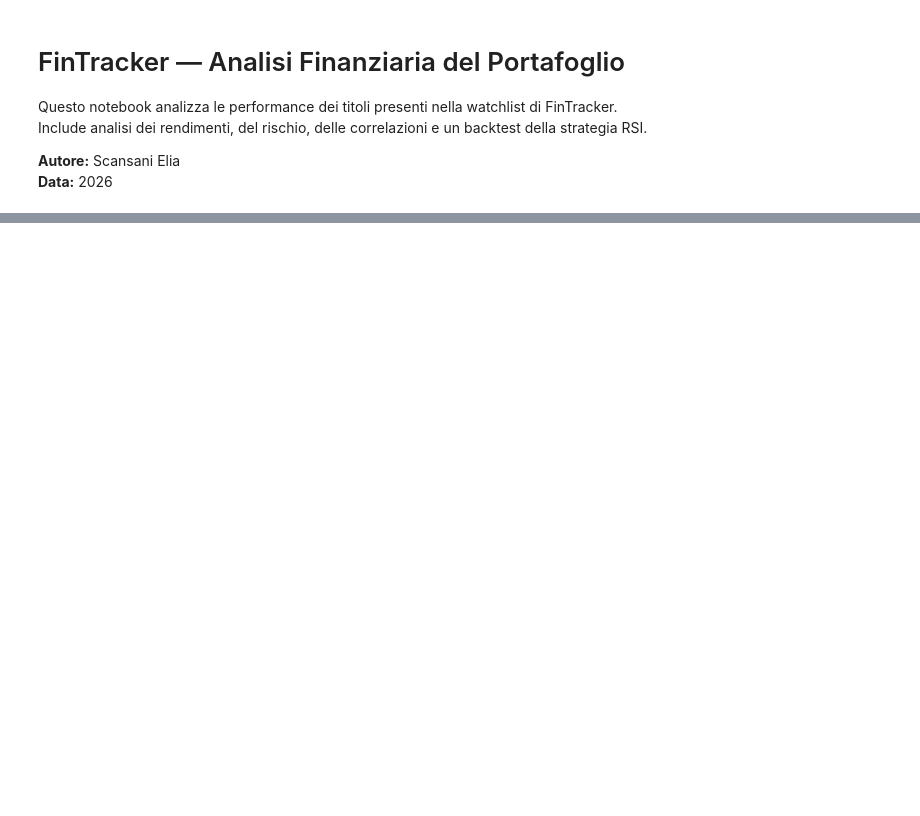
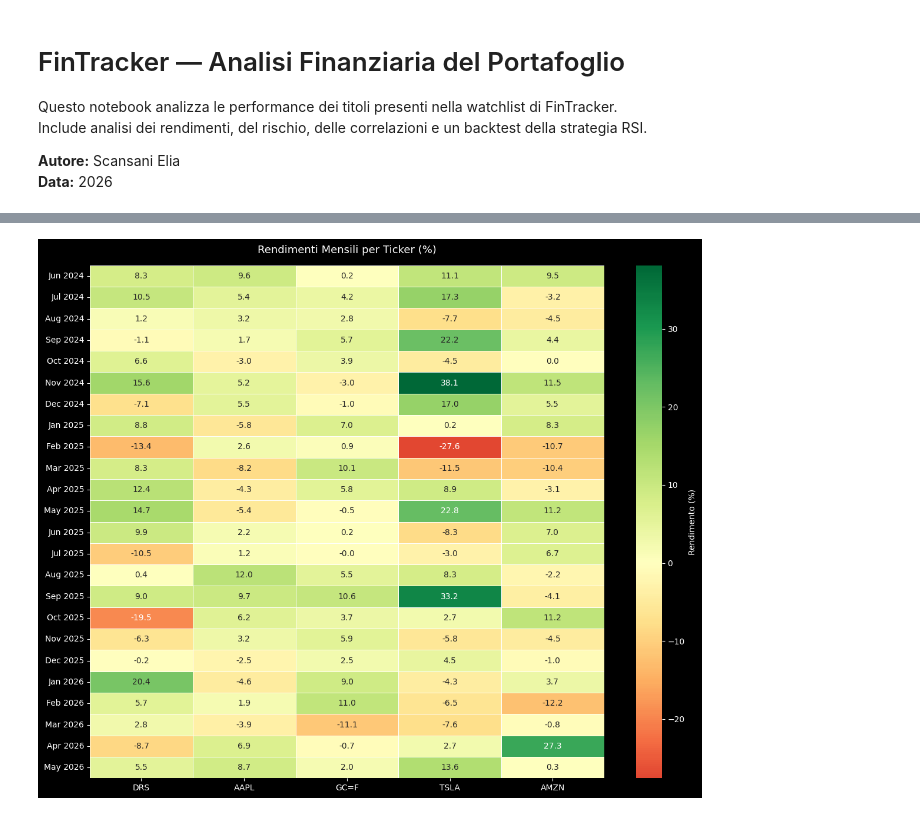
Before and after one commit to EliaScansani/FinTracker, a Jupyter notebook: notebooks/FinTracker_Analysis.ipynb, the cells around one changed output, grey strips where cells are left out. Drawn from its saved outputs; the diff is of its cells as text; code cells hidden in the pictures; blank space fills up the shorter version.

Commit message:
Update notebook with current market data and improved commentary

```diff
--- a/notebooks/FinTracker_Analysis.ipynb
+++ b/notebooks/FinTracker_Analysis.ipynb
@@ -131,0 +206,18 @@ IndexError: index 0 is out of bounds for axis 0 with size 0
+# %%
+# Ricampiona i prezzi a frequenza mensile
+# resample("ME") raggruppa per mese prendendo l'ultimo giorno
+rendimenti_mensili = prezzi.resample("ME").last().pct_change().dropna() * 100
+
+print("📅 STATISTICHE RENDIMENTI MENSILI")
+print("=" * 60)
+
+stats = pd.DataFrame({
+    "Media %":    rendimenti_mensili.mean(),
+    "Mediana %":  rendimenti_mensili.median(),
+    "Miglior mese %":  rendimenti_mensili.max(),
+    "Peggior mese %":  rendimenti_mensili.min(),
+    "Mesi positivi":   (rendimenti_mensili > 0).sum(),
+    "Mesi negativi":   (rendimenti_mensili < 0).sum(),
+}).round(2)
+
+print(stats.to_string())
@@ -131,0 +233,28 @@ IndexError: index 0 is out of bounds for axis 0 with size 0
+# %%
+# Crea una heatmap per visualizzare i rendimenti mese per mese
+# Ogni riga è un mese, ogni colonna è un ticker
+# Verde = rendimento positivo, Rosso = rendimento negativo
+
+rendimenti_pivot = rendimenti_mensili.copy()
+rendimenti_pivot.index = rendimenti_pivot.index.strftime("%b %Y")
+
+fig, ax = plt.subplots(figsize=(12, max(6, len(rendimenti_pivot) * 0.4)))
+
+sns.heatmap(
+    rendimenti_pivot,
+    annot=True,          # Mostra i valori nelle celle
+    fmt=".1f",           # Un decimale
+    cmap="RdYlGn",       # Rosso = negativo, Verde = positivo
+    center=0,            # Zero = colore neutro
+    linewidths=0.5,
+    ax=ax,
+    cbar_kws={"label": "Rendimento (%)"}
+)
+
+ax.set_title("Rendimenti Mensili per Ticker (%)", fontsize=13, pad=15)
+ax.set_xlabel("")
+ax.set_ylabel("")
+plt.tight_layout()
+plt.show()
+# %% [output]
+[figure, added]
```
Also changed, not shown: parts of 23 cells of this notebook.
